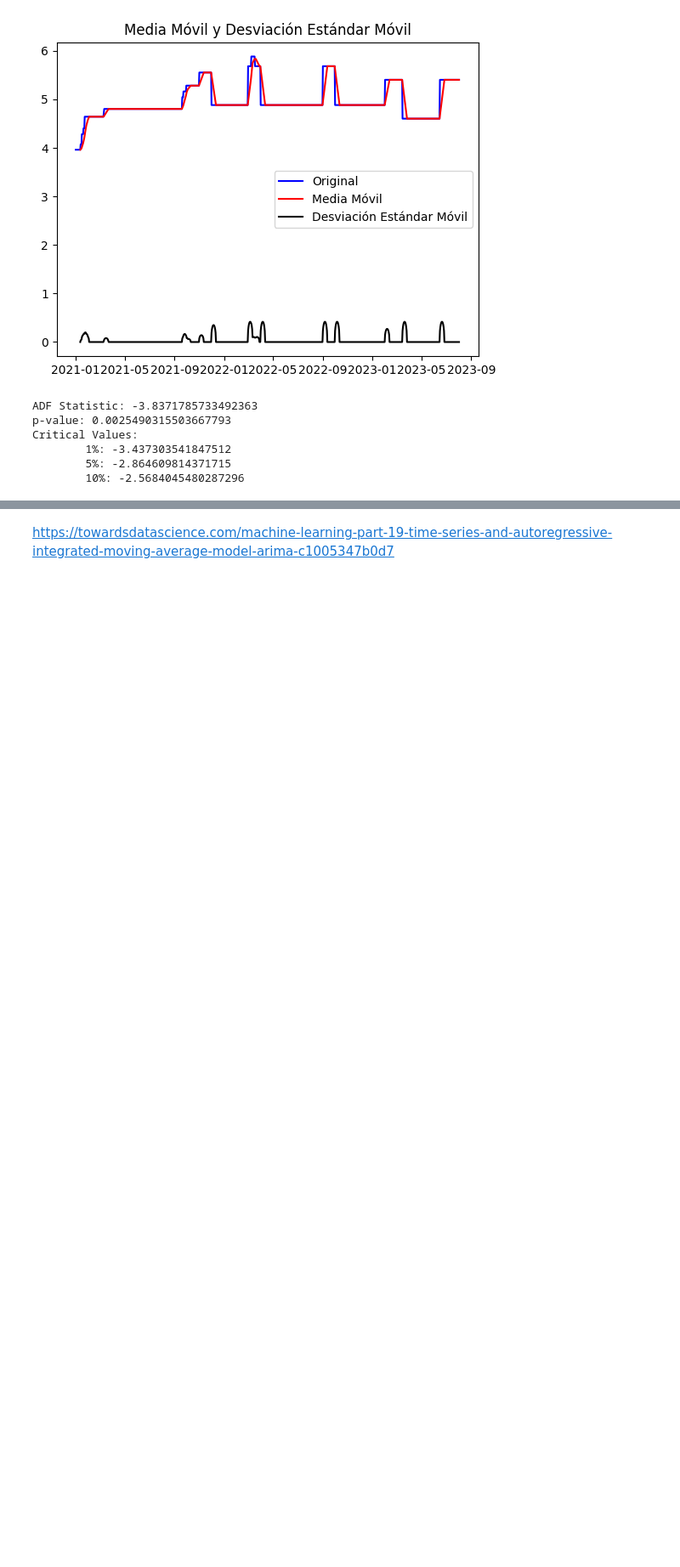
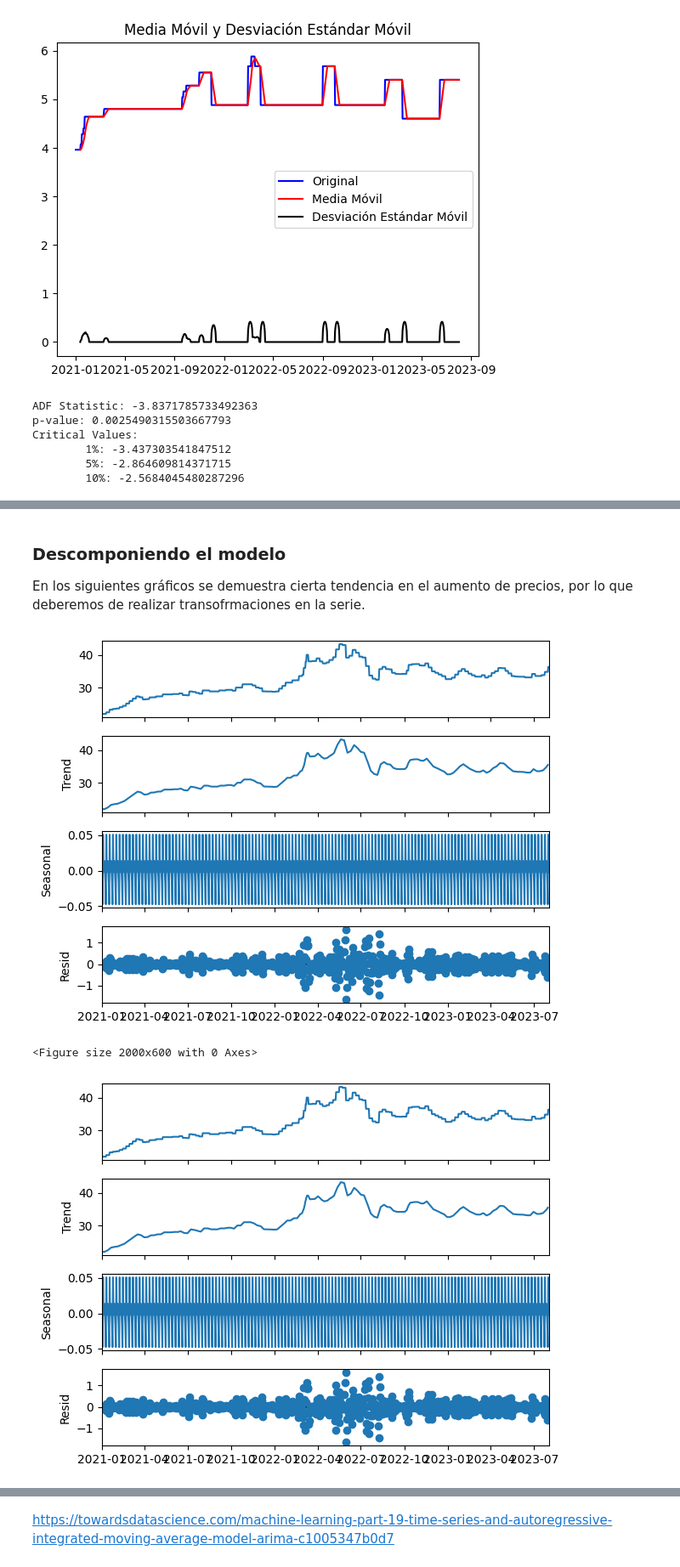
Before and after one commit to MGonza20/Lab2_DataScience, a Jupyter notebook: gasolina.ipynb, the cells around one changed output, grey strips where cells are left out. Shown at 85% size. Saved outputs shown, nothing was run; the diff lists cells and outputs as text; code cells hidden in the pictures; blank space fills up the shorter version.

Commit message:
modelo 01

```diff
--- a/gasolina.ipynb
+++ b/gasolina.ipynb
@@ -110,0 +118,12 @@ Critical Values:
+# %% [markdown]
+### Descomponiendo el modelo
+En los siguientes gráficos se demuestra cierta tendencia en el aumento de precios, por lo que deberemos de realizar transofrmaciones en la serie.
+# %%
+
+descomposicion = seasonal_decompose(superior_df)
+plt.figure(figsize=(20,6))
+descomposicion.plot()
+# %% [output]
+[figure, added]
+<Figure size 2000x600 with 0 Axes>
+[figure, added]
```
Also changed, not shown: parts of 8 cells of this notebook.
